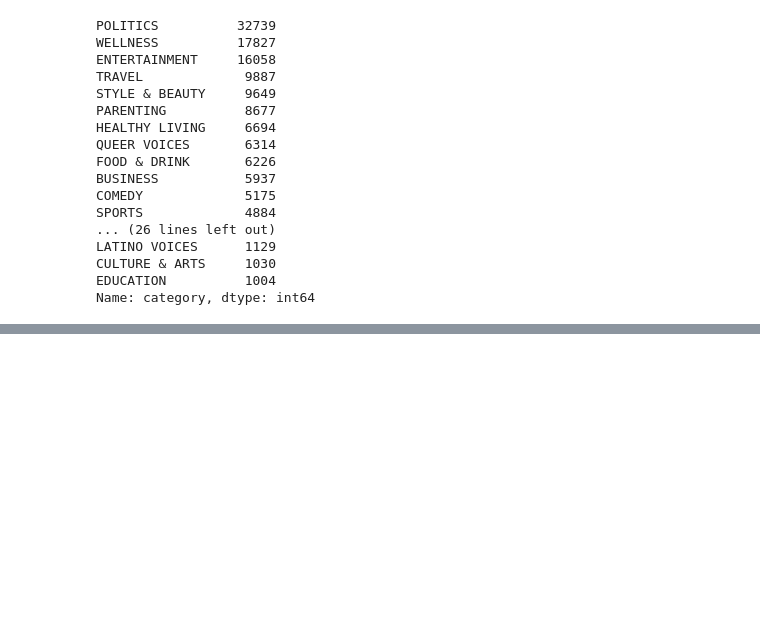
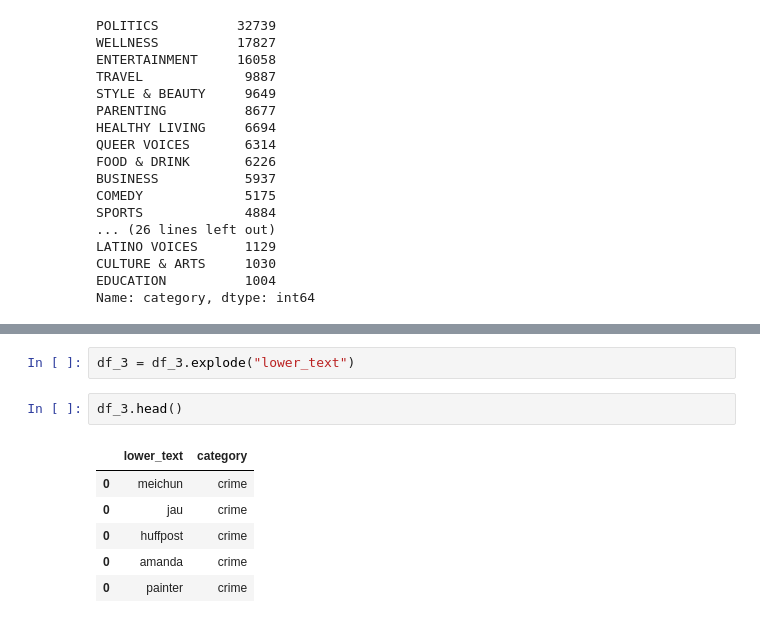
Before and after one commit to willcline613/article_genres, a Jupyter notebook: individuals/jerry/Basic model attempts.ipynb, the cells around one changed output, grey strips where cells are left out. Cells and saved outputs as stored; diff of their text form; blank space fills up the shorter version.

```diff
--- a/individuals/jerry/Basic model attempts.ipynb
+++ b/individuals/jerry/Basic model attempts.ipynb
@@ -81,0 +141,11 @@ b
+# %%
+df_3 = df_3.explode("lower_text")
+# %%
+df_3.head()
+# %% [output]
+|  | lower_text | category |
+| 0 | meichun | crime |
+| 0 | jau | crime |
+| 0 | huffpost | crime |
+| 0 | amanda | crime |
+| 0 | painter | crime |
```
Also changed, not shown: parts of 53 cells of this notebook, 5 other files.
